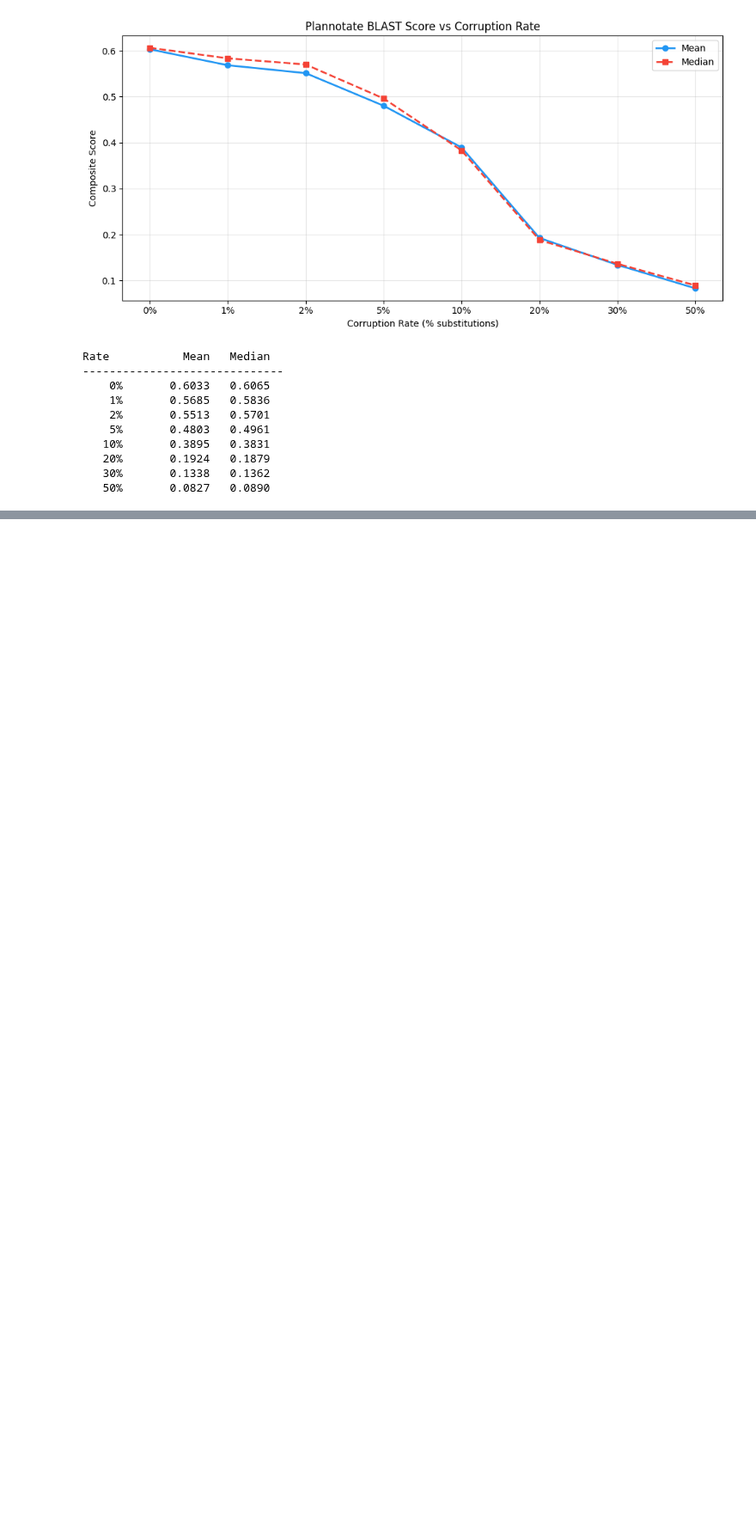
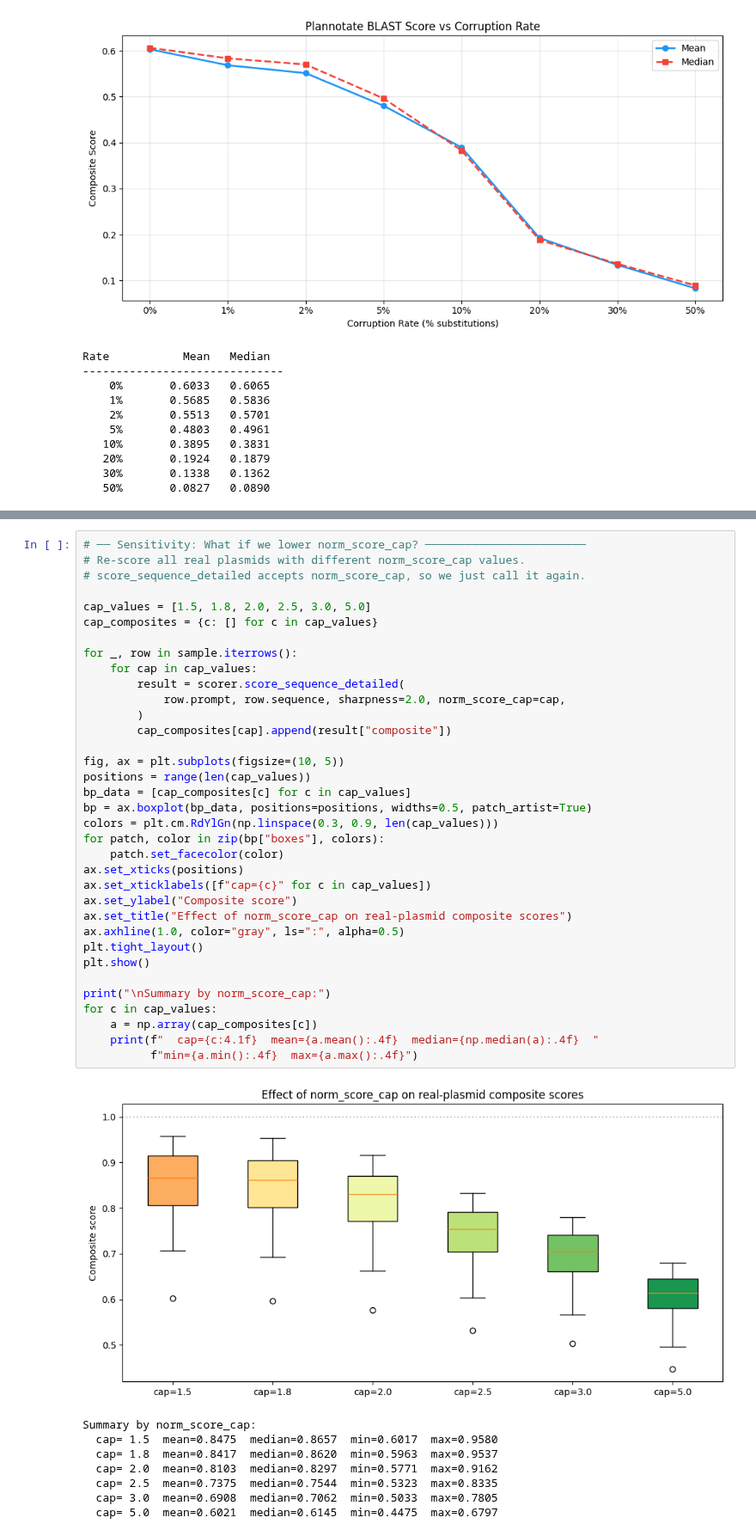
Before and after one commit to McClain-Thiel/PlasmidLLM, a Jupyter notebook: eval/scorers/plannotate_scorer.ipynb, the cells around one changed output, grey strips where cells are left out. Shown at 86% size. Saved outputs shown, nothing was run; the diff lists cells and outputs as text; blank space fills up the shorter version.

```diff
--- a/eval/scorers/plannotate_scorer.ipynb
+++ b/eval/scorers/plannotate_scorer.ipynb
@@ -373,0 +532,44 @@ Rate           Mean   Median
+# %%
+# ── Sensitivity: What if we lower norm_score_cap? ────────────────────────
+# Re-score all real plasmids with different norm_score_cap values.
+# score_sequence_detailed accepts norm_score_cap, so we just call it again.
+
+cap_values = [1.5, 1.8, 2.0, 2.5, 3.0, 5.0]
+cap_composites = {c: [] for c in cap_values}
+
+for _, row in sample.iterrows():
+    for cap in cap_values:
+        result = scorer.score_sequence_detailed(
+            row.prompt, row.sequence, sharpness=2.0, norm_score_cap=cap,
+        )
+        cap_composites[cap].append(result["composite"])
+
+fig, ax = plt.subplots(figsize=(10, 5))
+positions = range(len(cap_values))
+bp_data = [cap_composites[c] for c in cap_values]
+bp = ax.boxplot(bp_data, positions=positions, widths=0.5, patch_artist=True)
+colors = plt.cm.RdYlGn(np.linspace(0.3, 0.9, len(cap_values)))
+for patch, color in zip(bp["boxes"], colors):
+    patch.set_facecolor(color)
+ax.set_xticks(positions)
+ax.set_xticklabels([f"cap={c}" for c in cap_values])
+ax.set_ylabel("Composite score")
+ax.set_title("Effect of norm_score_cap on real-plasmid composite scores")
+ax.axhline(1.0, color="gray", ls=":", alpha=0.5)
+plt.tight_layout()
+plt.show()
+
+print("\nSummary by norm_score_cap:")
+for c in cap_values:
+    a = np.array(cap_composites[c])
+    print(f"  cap={c:4.1f}  mean={a.mean():.4f}  median={np.median(a):.4f}  "
+          f"min={a.min():.4f}  max={a.max():.4f}")
+# %% [output]
+[figure, added]
+Summary by norm_score_cap:
+  cap= 1.5  mean=0.8475  median=0.8657  min=0.6017  max=0.9580
+  cap= 1.8  mean=0.8417  median=0.8620  min=0.5963  max=0.9537
+  cap= 2.0  mean=0.8103  median=0.8297  min=0.5771  max=0.9162
+  cap= 2.5  mean=0.7375  median=0.7544  min=0.5323  max=0.8335
+  cap= 3.0  mean=0.6908  median=0.7062  min=0.5033  max=0.7805
+  cap= 5.0  mean=0.6021  median=0.6145  min=0.4475  max=0.6797
```
Also changed, not shown: parts of 9 cells of this notebook, 4 other files.
